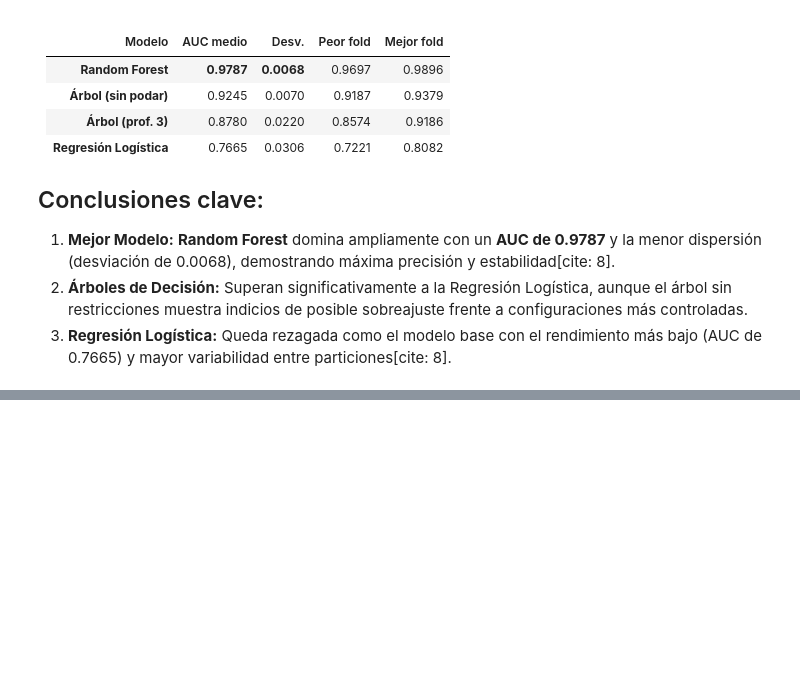
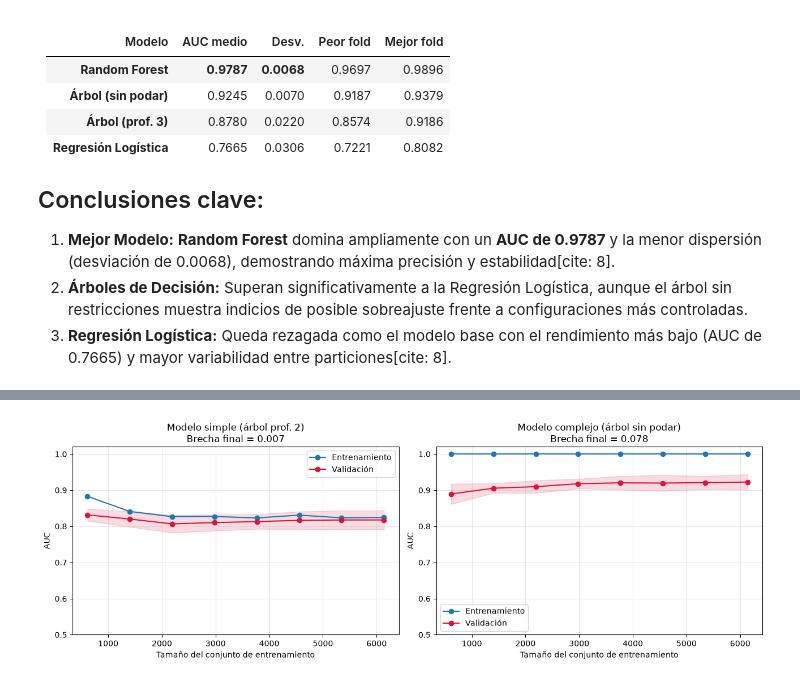
Before and after one commit to urdi-python/1.-Manufactura, a Jupyter notebook: 1. Validación y evaluación de modelos.ipynb, the cells around one changed output, grey strips where cells are left out. Saved outputs shown, nothing was run; the diff lists cells and outputs as text; code cells hidden in the pictures; blank space fills up the shorter version.

```diff
--- a/1. Validación y evaluación de modelos.ipynb
+++ b/1. Validación y evaluación de modelos.ipynb
@@ -410,0 +684,25 @@ La siguiente tabla resume el rendimiento de los modelos evaluados según su **AU
+# %%
+fig, axes = plt.subplots(1, 2, figsize=(13, 4.5))
+configuraciones = [
+    ("Modelo simple (árbol prof. 2)", DecisionTreeClassifier(max_depth=2, random_state=SEED)),
+    ("Modelo complejo (árbol sin podar)", DecisionTreeClassifier(random_state=SEED)),
+]
+
+for ax, (nombre, mod) in zip(axes, configuraciones):
+    tam, tr_s, va_s = learning_curve(
+        mod, X, y, cv=StratifiedKFold(5, shuffle=True, random_state=SEED),
+        train_sizes=np.linspace(0.1, 1.0, 8), scoring="roc_auc", n_jobs=-1,
+    )
+    ax.plot(tam, tr_s.mean(1), "o-", label="Entrenamiento")
+    ax.plot(tam, va_s.mean(1), "o-", color="crimson", label="Validación")
+    ax.fill_between(tam, va_s.mean(1) - va_s.std(1), va_s.mean(1) + va_s.std(1),
+                    alpha=0.15, color="crimson")
+    brecha = tr_s.mean(1)[-1] - va_s.mean(1)[-1]
+    ax.set(xlabel="Tamaño del conjunto de entrenamiento", ylabel="AUC",
+           title=f"{nombre}\nBrecha final = {brecha:.3f}", ylim=(0.5, 1.02))
+    ax.legend()
+
+plt.tight_layout()
+plt.show()
+# %% [output]
+[figure, added]
```
Also changed, not shown: parts of 21 cells of this notebook.
